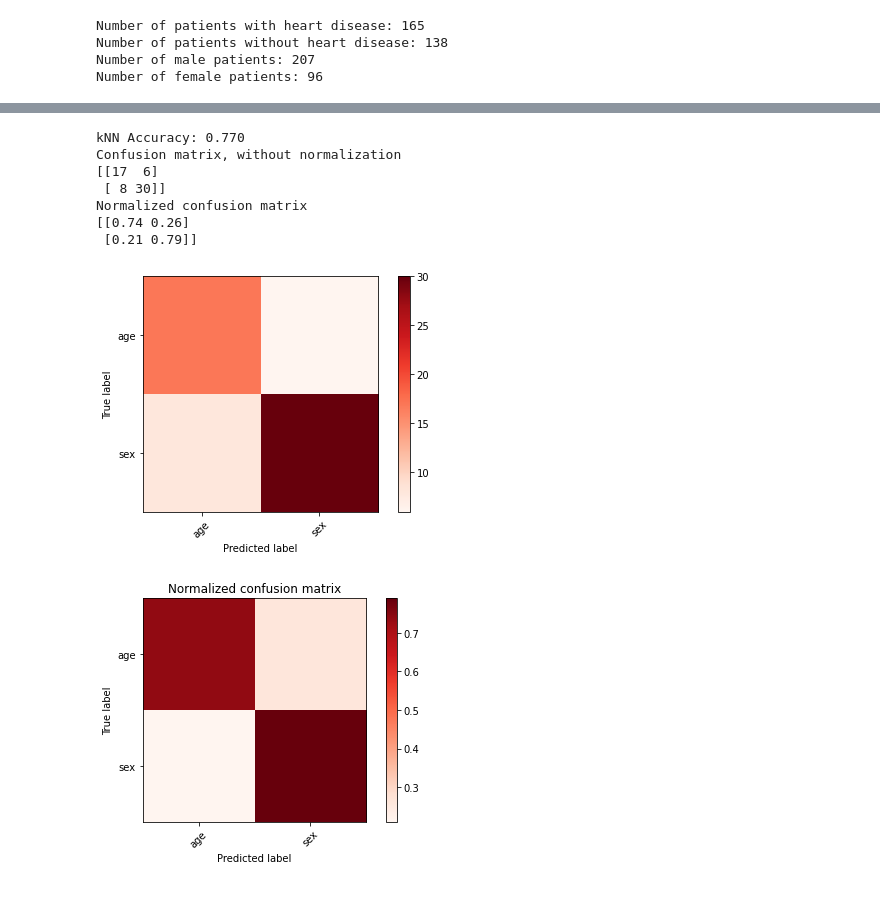
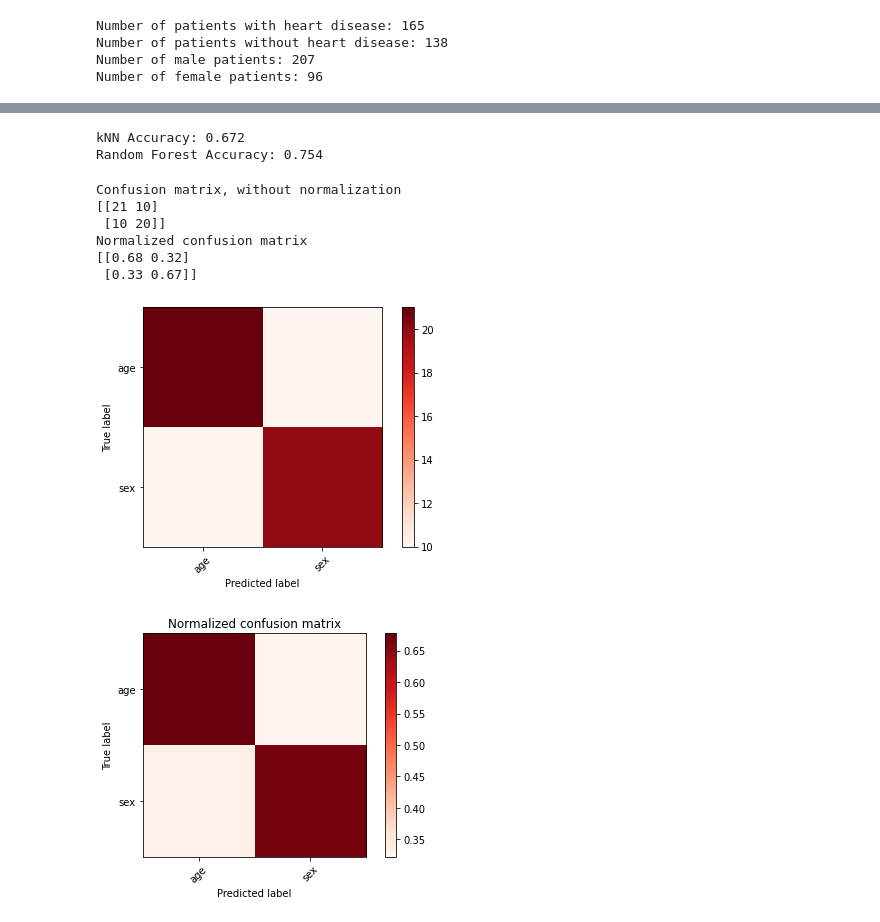
Before and after one commit to EndiMuceku/in3062-coursework, a Jupyter notebook: heartData.ipynb, the cells around one changed output, grey strips where cells are left out. Cells and saved outputs as stored; diff of their text form; code cells hidden in the pictures.

Commit message:
implemented random forest model

```diff
--- a/heartData.ipynb
+++ b/heartData.ipynb
@@ -81,49 +80,58 @@ Text(0, 0.5, 'Maximum heart rate')
+# %%
+# Create our X and y data
+result = []
+for x in df.columns:
+    if x != 'target':
+        result.append(x)
+
+X = df[result].values
+y = df['target'].values
+
+#split the dataset
+X_train, X_test, y_train, y_test = train_test_split(
+    X, y, test_size=0.2)
+
+#build a knn model
+knn = KNeighborsClassifier(n_neighbors=16)
+knn.fit(X_train, y_train)
+
+#Instantiate the model with 10 trees and entropy as splitting criteria
+rf = RandomForestClassifier()
+rf.fit(X_train, y_train)
+
+#make predictions
+y_pred_knn = knn.predict(X_test)
+y_pred_rf = rf.predict(X_test)
+
+#print results
+print('kNN Accuracy: %.3f' % accuracy_score(y_test, y_pred_knn))
+print('Random Forest Accuracy: %.3f' % accuracy_score(y_test, y_pred_rf))
+# %% [output]
+kNN Accuracy: 0.672
+Random Forest Accuracy: 0.754
 # %%
-# Create our X and y data
-result = []
-for x in df.columns:
-    if x != 'target':
-        result.append(x)
-
-X = df[result].values
-y = df['target'].values
-
-#split the dataset
-X_train, X_test, y_train, y_test = train_test_split(
-    X, y, test_size=0.2, random_state=9)
-
-#build a knn model
-knn = KNeighborsClassifier()
-knn.fit(X_train, y_train)
-
-y_pred = knn.predict(X_test)
-
-#print results
-print('kNN Accuracy: %.3f' % accuracy_score(y_test, y_pred))
-
 #print confusion matrix numerically, using library method
-cm = confusion_matrix(y_test, y_pred)
+cm = confusion_matrix(y_test, y_pred_knn)
 np.set_printoptions(precision=2)
 print('Confusion matrix, without normalization')
 print(cm)
 plt.figure()
 plot_confusion_matrix(cm, cols, title='')
 
 #graphical plots of confusion matrix using method above
 cm_normalized = cm.astype('float') / cm.sum(axis=1)[:, np.newaxis]
 print('Normalized confusion matrix')
 print(cm_normalized)
 plt.figure()
 plot_confusion_matrix(cm_normalized, cols, title='Normalized confusion matrix')
 plt.show()
 # %% [output]
-kNN Accuracy: 0.770
 Confusion matrix, without normalization
-[[17  6]
- [ 8 30]]
+[[21 10]
+ [10 20]]
 Normalized confusion matrix
-[[0.74 0.26]
- [0.21 0.79]]
+[[0.68 0.32]
+ [0.33 0.67]]
-[figure, old version]
+[figure, new version]
-[figure, old version]
+[figure, new version]
 # %%
```
Also changed, not shown: parts of 4 cells of this notebook, 2 other files.
